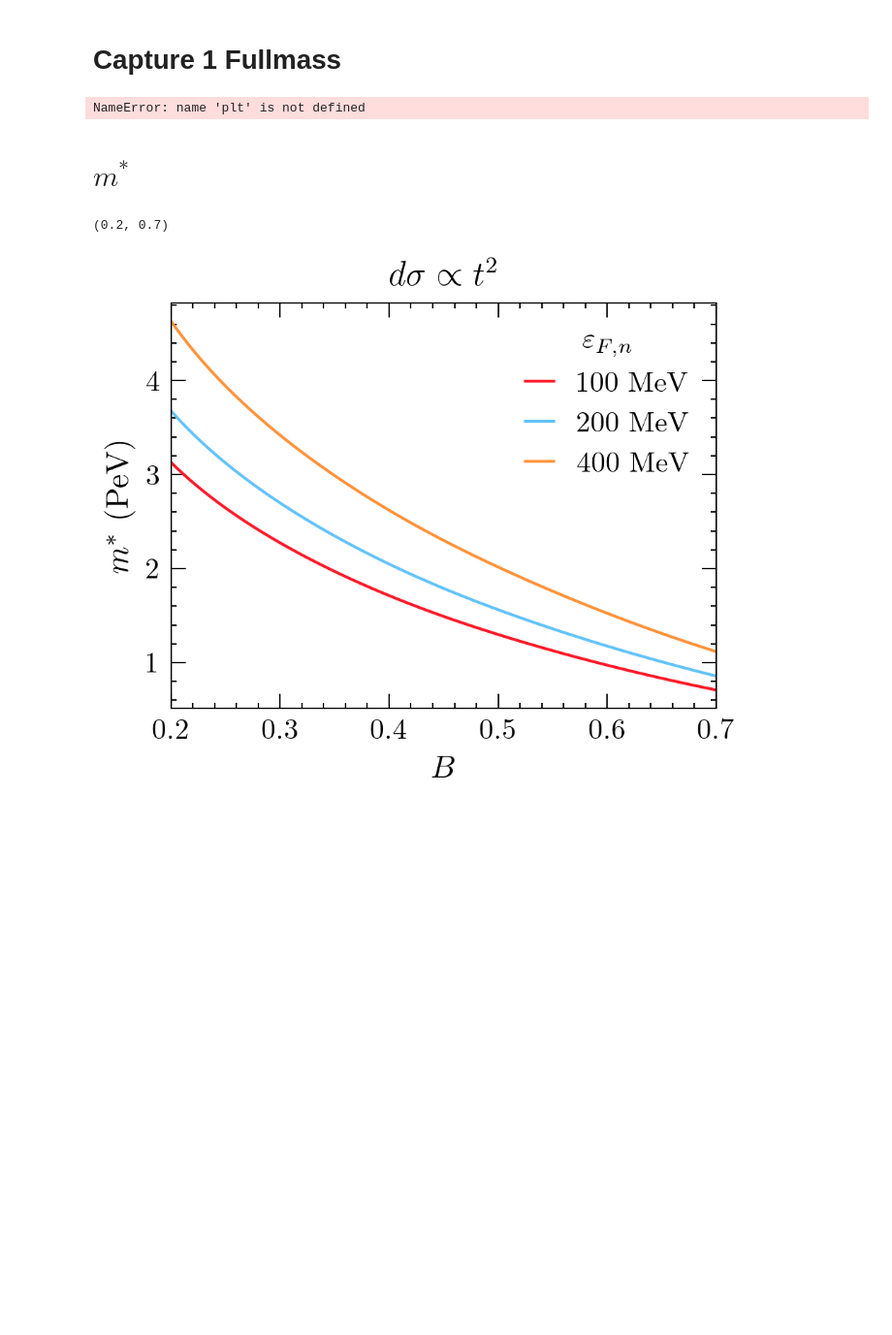
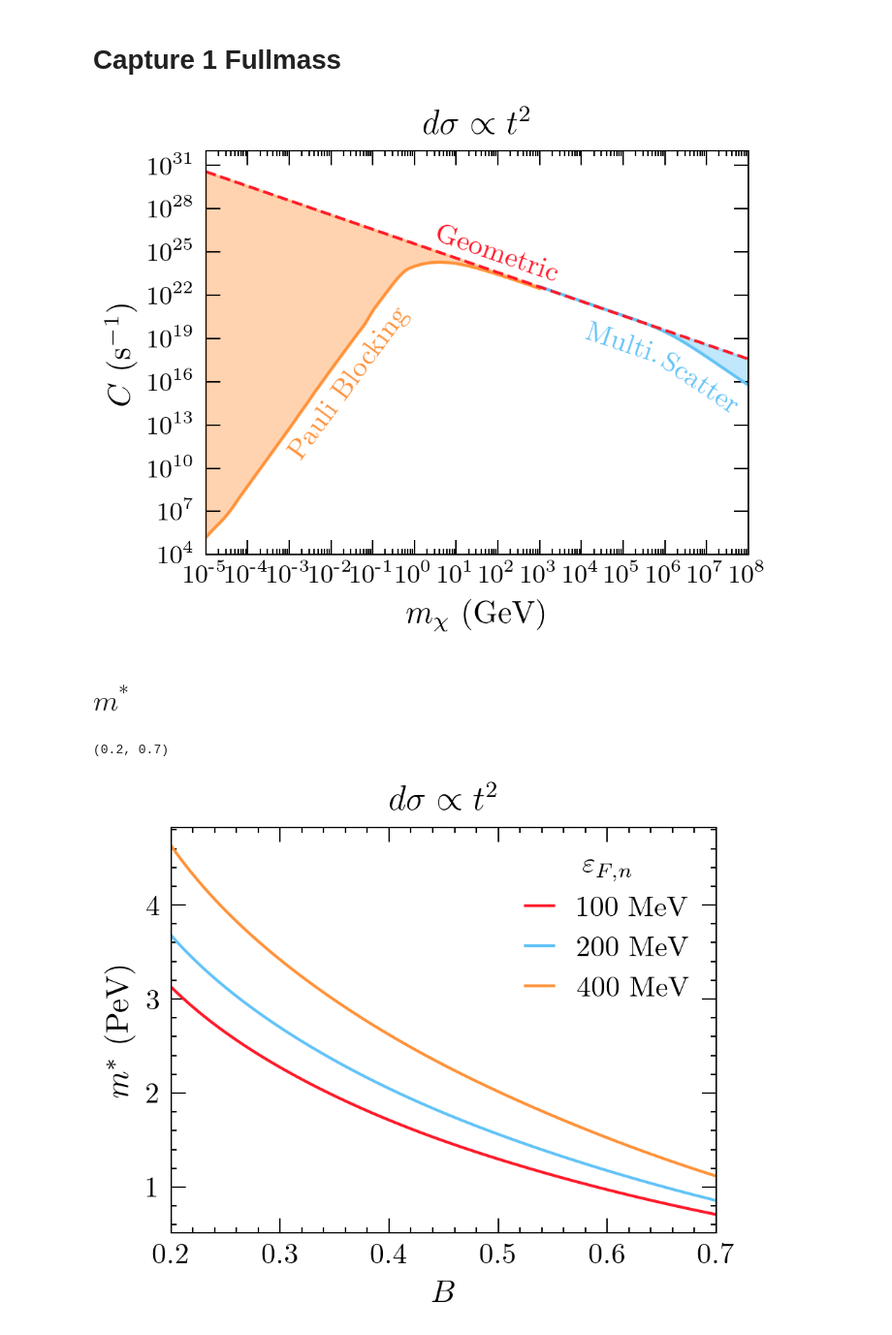
Before and after one commit to mvirgato/Dark-matter-limit-plotter-MV, a Jupyter notebook: misc_plots.ipynb, the cells around one changed output. Shown at 97% size. Drawn from its saved outputs; the diff is of its cells as text; code cells hidden in the pictures; blank space fills up the shorter version.

```diff
--- a/misc_plots.ipynb
+++ b/misc_plots.ipynb
@@ -11,4 +11,4 @@ from dark_matter_limit_plotter import make_spline
 import constants as const
 from scipy.special import erf
 
-plt.style.use(['mvstyle', 'one_piece'])
+plt.style.use(['mvstyle', 'one_piece', 'half_page'])
@@ -17,31 +27,57 @@ plt.style.use(['mvstyle', 'one_piece'])
 # %%
 n = 2
 m1, c1 = np.loadtxt(f'capture_1_fullmass/cap_n{n:d}_PB.tsv', unpack=True)
-c1 = make_spline(m1, c1, 0.00001, 3)
+c1 = make_spline(m1, c1, 0.001, 3)
 m2, c2 = np.loadtxt(f'capture_1_fullmass/cap_n{n:d}_noPB.tsv', unpack=True)
-c2 = make_spline(m2, c2, 0.00001, 3)
+c2 = make_spline(m2, c2, 0.001, 3)
+
+Rstar = 12.593
+BR = 0.648
-# %%
-fig, ax = plt.subplots()
-masses_low = np.logspace(-5, 3, 200)
-masses_high = np.logspace(3, 8, 200)
-
-plt.plot(masses_low, mu1(masses_low), label = r'100 MeV')
-plt.plot(masses_high, mu2(masses_high), label = r'200 MeV')
-plt.xlabel(r'$m_\chi$ (GeV)')
-plt.ylabel(r'$C$ (s$^{-1}$)')
-
-if n == 0:
-    plt.title(r'$\sigma\propto$ const.')
-elif n == 1:
-    plt.title(r'$d\sigma\propto t$')
-else:
-    plt.title(r'$d\sigma\propto t^{}$'.format(n))
-
-# plt.legend(title = r'$\varepsilon_{F,n}$')
-# plt.xlim(0.2, 0.7)
-# plt.ylim()
-# %% [output]
-NameError: name 'plt' is not defined
+# %%
+fig, ax = plt.subplots()
+masses_low = np.logspace(-5, 3, 200)
+masses_high = np.logspace(3, 8, 200)
+
+masses = np.append(masses_low[:-1], masses_high)
+
+mplt.loglog(ax, masses_low, c1(masses_low), label = r'100 MeV', c = 'C02')
+mplt.loglog(ax, masses_high, c2(masses_high), label = r'200 MeV', c = 'C01')
+mplt.loglog(ax, masses, Cgeom(masses, Rstar, BR)/const.inveVTOs, ls = '--', c= 'C00')
+plt.xlabel(r'$m_\chi$ (GeV)')
+plt.ylabel(r'$C$ (s$^{-1}$)')
+
+if n == 0:
+    plt.title(r'$\sigma\propto$ const.')
+elif n == 1:
+    plt.title(r'$d\sigma\propto t$')
+else:
+    plt.title(r'$d\sigma\propto t^{}$'.format(n))
+
+mplt.set_lims(ax)
+
+locmajy = matplotlib.ticker.LogLocator(base=10.0, numticks=10)
+ax.yaxis.set_major_locator(locmajy)
+ax.tick_params(axis ='y', which = 'minor', width = 0)
+
+ax.fill_between(masses_low, c1(masses_low), Cgeom(masses_low, Rstar, BR)/const.inveVTOs, ec = 'none', color = 'C02', alpha = 0.4)
+ax.fill_between(masses_high, c2(masses_high), Cgeom(masses_high, Rstar, BR)/const.inveVTOs, ec = 'none', color = 'C01', alpha = 0.4)
+
+ax.xaxis.set_tick_params(labelsize=9)
+ax.yaxis.set_tick_params(labelsize=9)
+
+mplt.label_line(ax, [masses_low, c1(masses_low)], r'Pauli Blocking', 1e-2, halign='center', valign='center', xshift = 6, yshift= -5, txt_col = 'C02')
+# ax.text(0.3e-2, c1(0.3e-2)*0.4, r'Pauli Blocking', fontsize = 10, horizontalalignment = 'center', verticalalignment = 'top', color = 'C02')
+mplt.label_line(ax, [masses, Cgeom(masses, Rstar, BR)/const.inveVTOs], r'Geometric', 1e2, halign='center', valign='center', yshift= 6, txt_col = 'C00')
+mplt.label_line(ax, [masses_high, c2(masses_high)], r'Multi.', 1e5, halign='center', valign='center', yshift= -10, txt_col = 'C01')
+mplt.label_line(ax, [masses_high, c2(masses_high)], r'Scatter', 1e7, halign='center', valign='center',xshift=-2, yshift= -10, txt_col = 'C01')
+
+plt.savefig(f'plots/cap_1/capture_rate_n{n:d}_fullmassrange.pdf')
+
+# plt.legend(title = r'$\varepsilon_{F,n}$')
+# plt.xlim(0.2, 0.7)
+# plt.ylim()
+# %% [output]
+[figure, added]
 # %% [markdown]
 # $m^*$
 # %%
```
Also changed, not shown: parts of 2 cells of this notebook, 7 other files.
